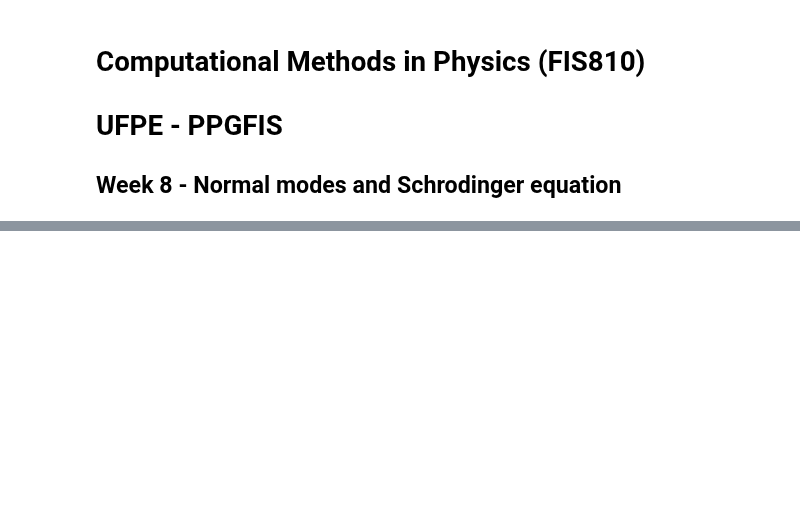
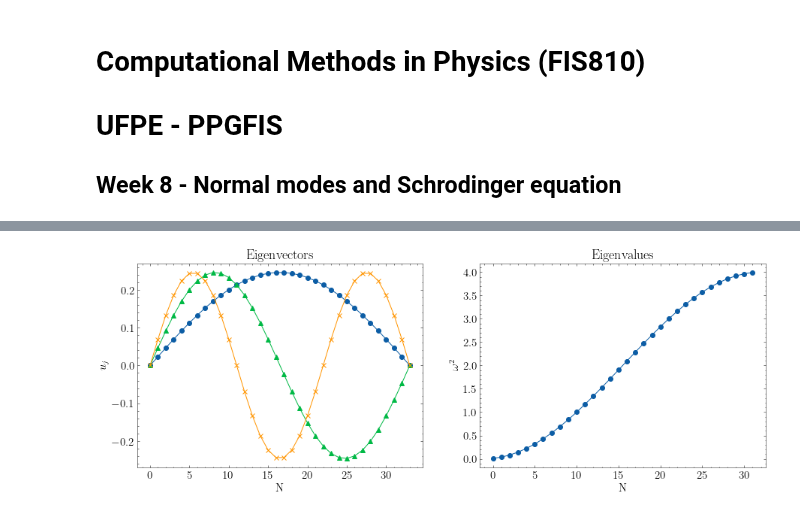
Before and after one commit to franklinzppa/fisica-computacional, a Jupyter notebook: Week 8 - Normal modes.ipynb, the cells around one changed output, grey strips where cells are left out. Saved outputs shown, nothing was run; the diff lists cells and outputs as text; code cells hidden in the pictures; blank space fills up the shorter version.

```diff
--- a/Week 8 - Normal modes.ipynb
+++ b/Week 8 - Normal modes.ipynb
@@ -15,16 +16,3 @@ plt.style.use('science')
 plt.rcParams['figure.figsize'] = (7,5)
 plt.rcParams['font.size'] = 15
 plt.rcParams['text.usetex'] = True
-# %%
-# Solving for two masses: equal masses and springs; fixed boundaries
-
-k = 1.0
-m = 1.0
-omg0_sq = k/m
-
-T = omg0_sq * np.array([[2, -1],
-                        [-1, 2]])
-eigenvalues, eigenvectors = np.linalg.eig(T)
-
-print('Eigenvalues:', eigenvalues)
-print('Eigenvectors:', eigenvectors.T[0], eigenvectors.T[1])
@@ -68,0 +19,34 @@ plt.show()
+# %%
+# 32 masses, equal k and m, fixed boundaries
+
+N = 32
+
+d = 2*omg0_sq*np.ones(N)
+e = -omg0_sq*np.ones(N-1)
+
+eigenval, eigenvec = linalg.eigh_tridiagonal(d,e)
+
+def add_boundary(array, bound=0):
+    array = np.insert(array, 0, bound)
+    array = np.append(array, bound)
+    return array
+
+
+plt.figure(figsize=(15,5))
+plt.subplot(1,2,1)
+plt.plot(add_boundary(eigenvec.T[0]), marker='o')
+plt.plot(add_boundary(eigenvec.T[1]), marker='^')
+plt.plot(add_boundary(eigenvec.T[2]), marker='x')
+plt.ylabel('$u_j$')
+plt.xlabel('N')
+plt.title('Eigenvectors')
+
+plt.subplot(1,2,2)
+plt.plot(eigenval, marker='o')
+plt.ylabel('$\omega^2$')
+plt.xlabel('N')
+plt.title('Eigenvalues')
+
+plt.show()
+# %% [output]
+[figure, added]
```
Also changed, not shown: parts of 9 cells of this notebook.
